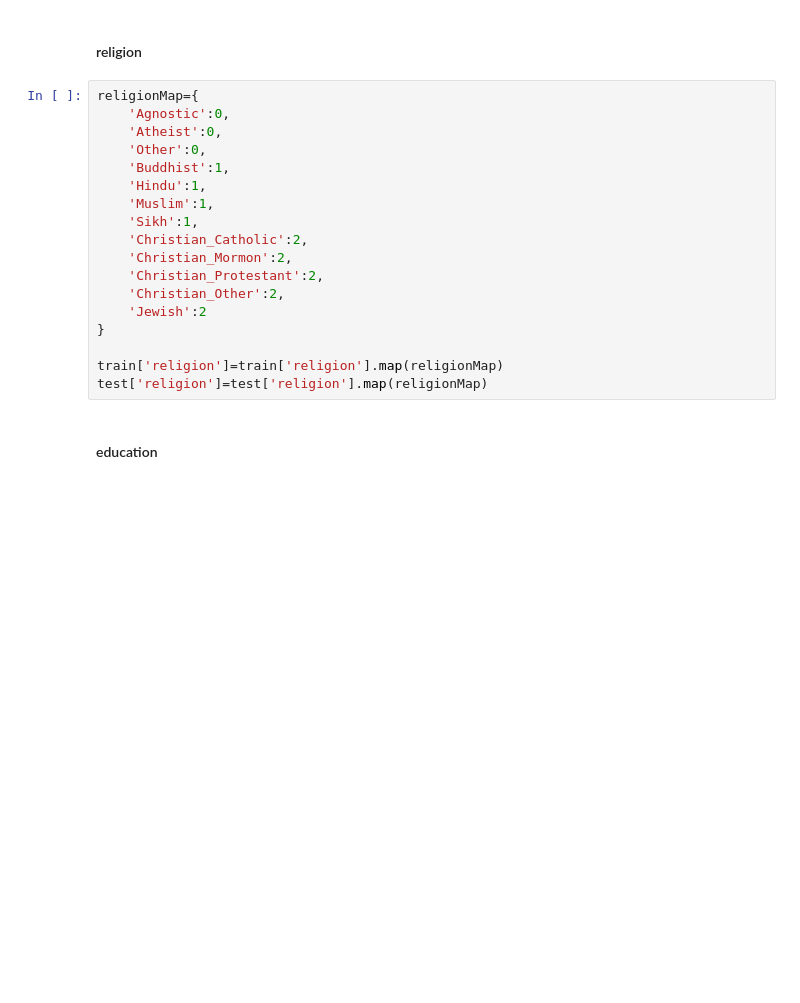
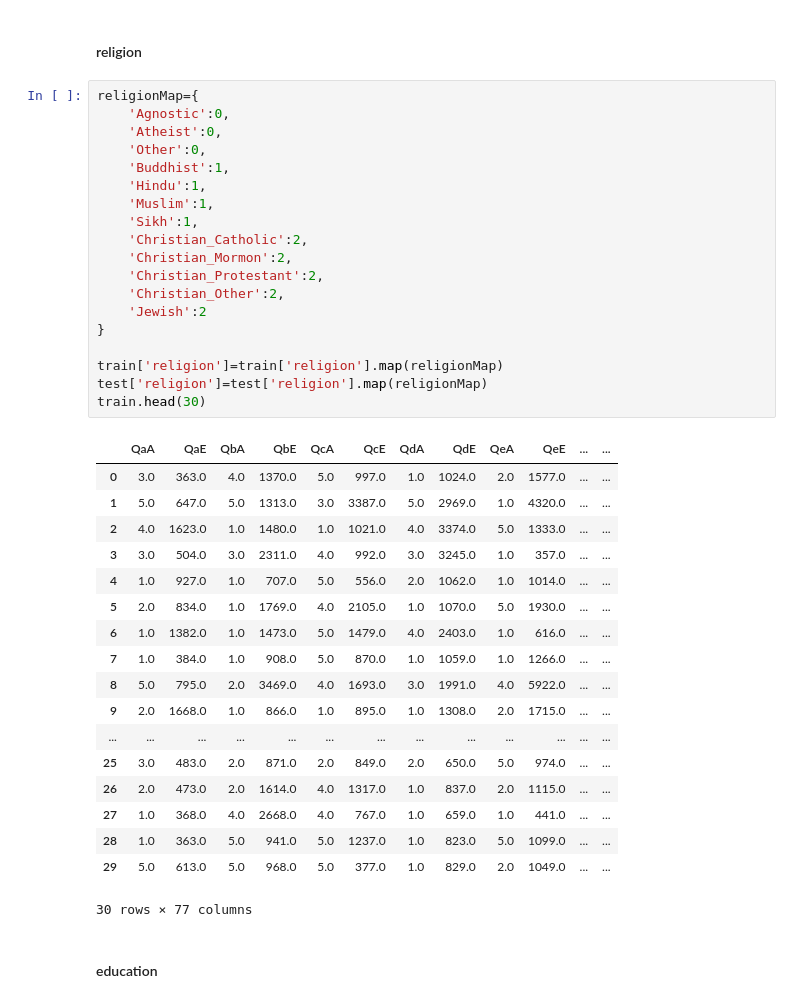
Before and after one commit to sryu219/TeamProject, a Jupyter notebook: 머신러닝/dacon_lgbm.ipynb, the cells around one changed output. Drawn from its saved outputs; the diff is of its cells as text; blank space fills up the shorter version.

```diff
--- a/머신러닝/dacon_lgbm.ipynb
+++ b/머신러닝/dacon_lgbm.ipynb
@@ -44,21 +177,41 @@ train=train.dropna()
 # %%
 religionMap={
     'Agnostic':0,
     'Atheist':0,
     'Other':0,
     'Buddhist':1,
     'Hindu':1,
     'Muslim':1,
     'Sikh':1,
     'Christian_Catholic':2,
     'Christian_Mormon':2,
     'Christian_Protestant':2,
     'Christian_Other':2,
     'Jewish':2
 }
 
 train['religion']=train['religion'].map(religionMap)
 test['religion']=test['religion'].map(religionMap)
+train.head(30)
+# %% [output]
+|  | QaA | QaE | QbA | QbE | QcA | QcE | QdA | QdE | QeA | QeE | ... | ... |
+| 0 | 3.0 | 363.0 | 4.0 | 1370.0 | 5.0 | 997.0 | 1.0 | 1024.0 | 2.0 | 1577.0 | ... | ... |
+| 1 | 5.0 | 647.0 | 5.0 | 1313.0 | 3.0 | 3387.0 | 5.0 | 2969.0 | 1.0 | 4320.0 | ... | ... |
+| 2 | 4.0 | 1623.0 | 1.0 | 1480.0 | 1.0 | 1021.0 | 4.0 | 3374.0 | 5.0 | 1333.0 | ... | ... |
+| 3 | 3.0 | 504.0 | 3.0 | 2311.0 | 4.0 | 992.0 | 3.0 | 3245.0 | 1.0 | 357.0 | ... | ... |
+| 4 | 1.0 | 927.0 | 1.0 | 707.0 | 5.0 | 556.0 | 2.0 | 1062.0 | 1.0 | 1014.0 | ... | ... |
+| 5 | 2.0 | 834.0 | 1.0 | 1769.0 | 4.0 | 2105.0 | 1.0 | 1070.0 | 5.0 | 1930.0 | ... | ... |
+| 6 | 1.0 | 1382.0 | 1.0 | 1473.0 | 5.0 | 1479.0 | 4.0 | 2403.0 | 1.0 | 616.0 | ... | ... |
+| 7 | 1.0 | 384.0 | 1.0 | 908.0 | 5.0 | 870.0 | 1.0 | 1059.0 | 1.0 | 1266.0 | ... | ... |
+| 8 | 5.0 | 795.0 | 2.0 | 3469.0 | 4.0 | 1693.0 | 3.0 | 1991.0 | 4.0 | 5922.0 | ... | ... |
+| 9 | 2.0 | 1668.0 | 1.0 | 866.0 | 1.0 | 895.0 | 1.0 | 1308.0 | 2.0 | 1715.0 | ... | ... |
+| ... | ... | ... | ... | ... | ... | ... | ... | ... | ... | ... | ... | ... |
+| 25 | 3.0 | 483.0 | 2.0 | 871.0 | 2.0 | 849.0 | 2.0 | 650.0 | 5.0 | 974.0 | ... | ... |
+| 26 | 2.0 | 473.0 | 2.0 | 1614.0 | 4.0 | 1317.0 | 1.0 | 837.0 | 2.0 | 1115.0 | ... | ... |
+| 27 | 1.0 | 368.0 | 4.0 | 2668.0 | 4.0 | 767.0 | 1.0 | 659.0 | 1.0 | 441.0 | ... | ... |
+| 28 | 1.0 | 363.0 | 5.0 | 941.0 | 5.0 | 1237.0 | 1.0 | 823.0 | 5.0 | 1099.0 | ... | ... |
+| 29 | 5.0 | 613.0 | 5.0 | 968.0 | 5.0 | 377.0 | 1.0 | 829.0 | 2.0 | 1049.0 | ... | ... |
+30 rows × 77 columns
 # %% [markdown]
 #### education
 # %%
```
Also changed, not shown: parts of 17 cells of this notebook.
